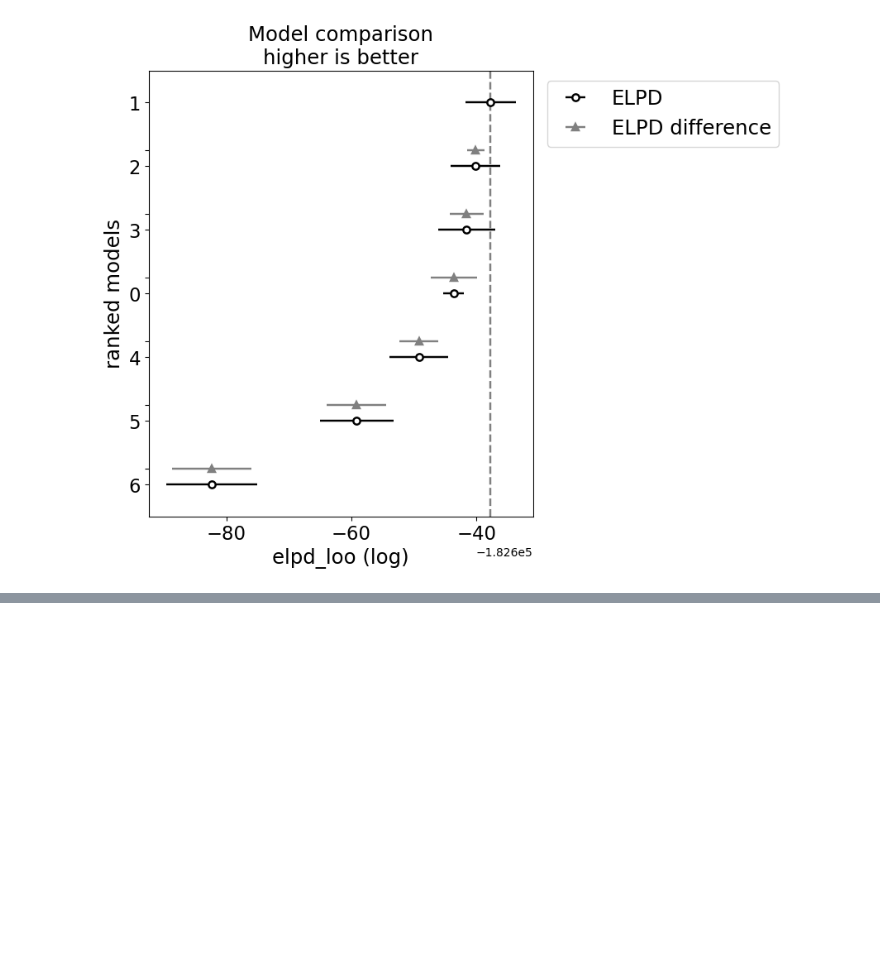
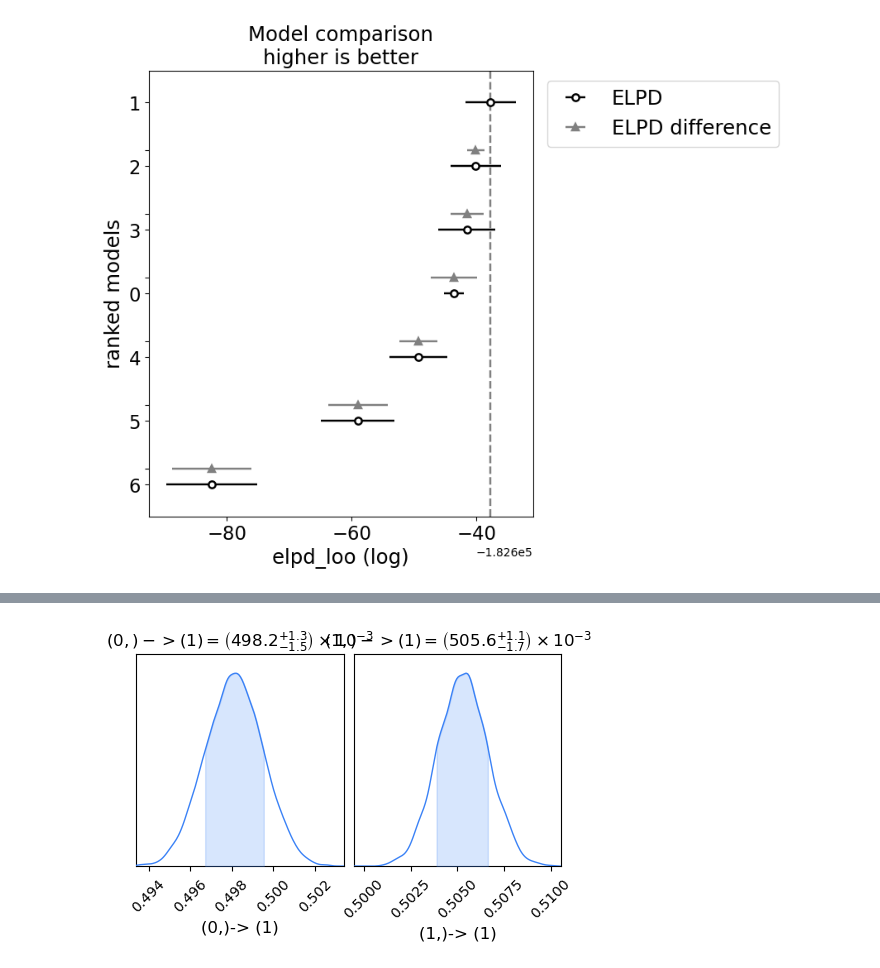
Before and after one commit to renecotyfanboy/leagueProject, a Jupyter notebook: discrete_markov_model.ipynb, the cells around one changed output, grey strips where cells are left out. Cells and saved outputs as stored; diff of their text form; code cells hidden in the pictures; blank space fills up the shorter version.

```diff
--- a/discrete_markov_model.ipynb
+++ b/discrete_markov_model.ipynb
@@ -276,0 +301,4 @@ az.plot_compare(az.compare(dict_of_id));
+# %%
+cc.plotter.plot_distributions();
+# %% [output]
+[figure, added]
```
Also changed, not shown: parts of 1 cell of this notebook.
